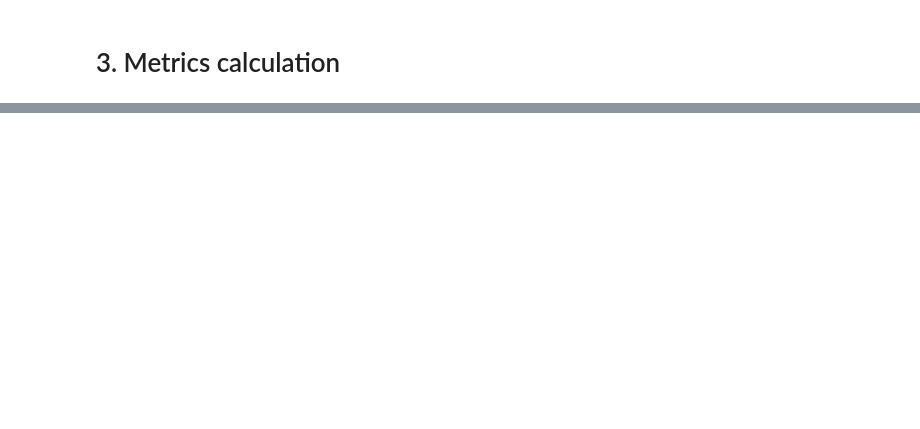
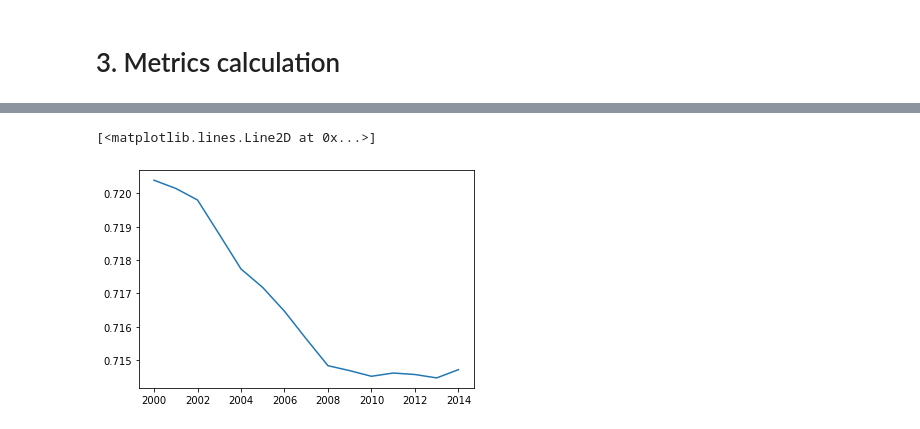
Before and after one commit to ai4er-cdt/geograph, a Jupyter notebook: notebooks/exploratory/3-demo-landscape-timeseries-metrics.ipynb, the cells around one changed output, grey strips where cells are left out. Drawn from its saved outputs; the diff is of its cells as text; code cells hidden in the pictures; blank space fills up the shorter version.

```diff
--- a/notebooks/exploratory/3-demo-landscape-timeseries-metrics.ipynb
+++ b/notebooks/exploratory/3-demo-landscape-timeseries-metrics.ipynb
@@ -83,0 +106,5 @@ graph_timestack.get_metric(total_area)
+# %%
+plt.plot(graph_timestack.times, graph_timestack.get_metric("simpson_diversity_index"))
+# %% [output]
+[<matplotlib.lines.Line2D at 0x...>]
+[figure, added]
```
Also changed, not shown: parts of 5 cells of this notebook, 1 other file.
